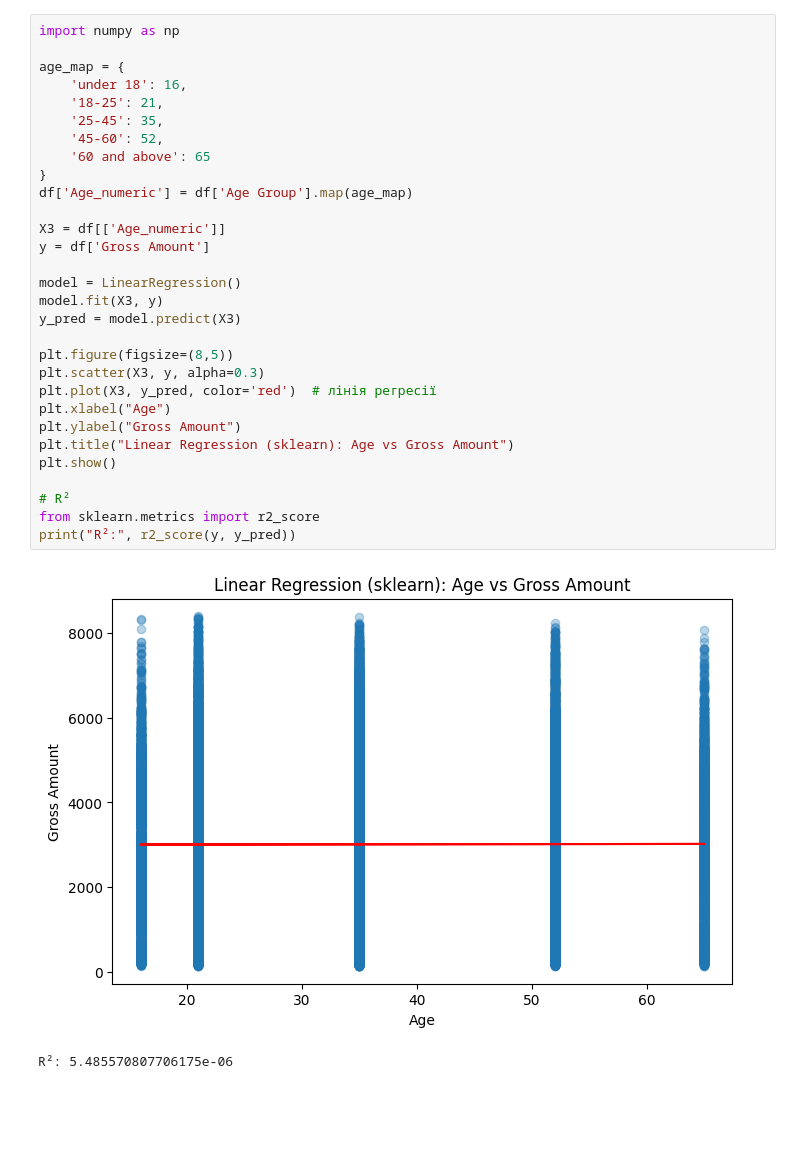
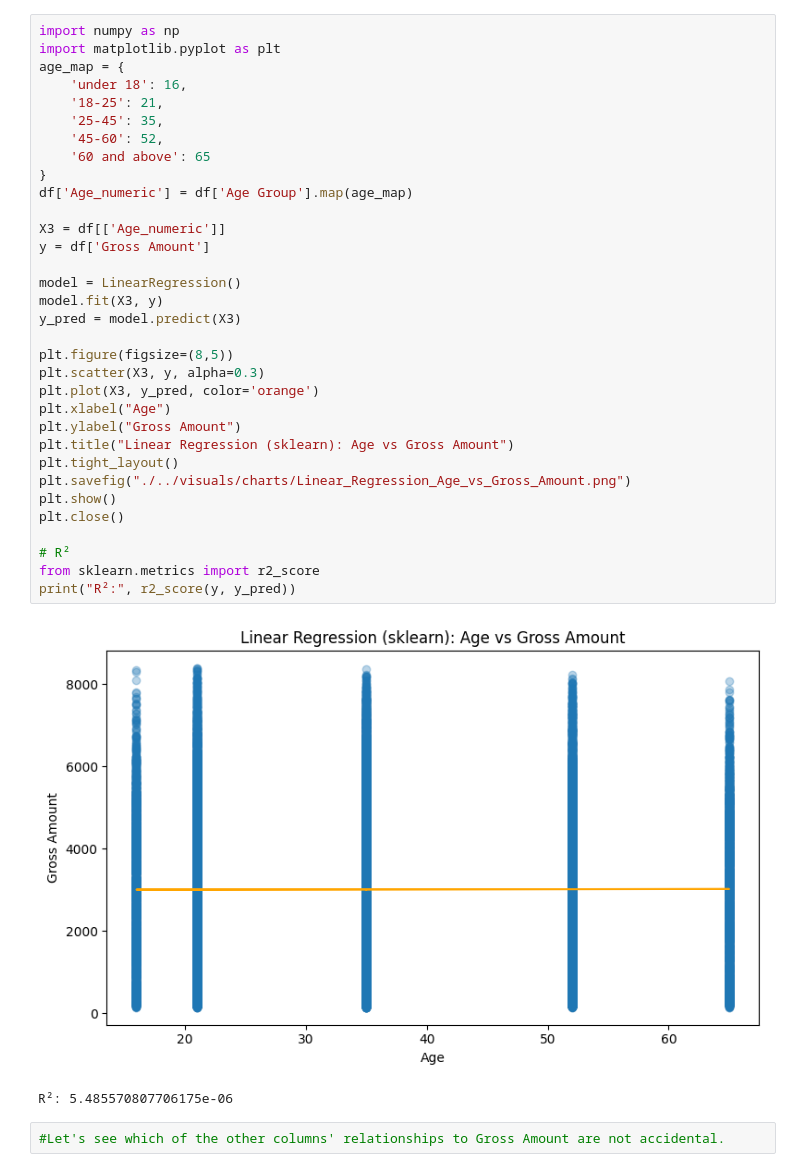
Before and after one commit to NataliiB/Ecommerce-Analytics-DTA, a Jupyter notebook: notebooks/Linear_reg_Ecommerce.ipynb, the cells around one changed output. Drawn from its saved outputs; the diff is of its cells as text; blank space fills up the shorter version.

```diff
--- a/notebooks/Linear_reg_Ecommerce.ipynb
+++ b/notebooks/Linear_reg_Ecommerce.ipynb
@@ -132,33 +65,38 @@ plt.show()
 # %%
 import numpy as np
-
+import matplotlib.pyplot as plt
 age_map = {
     'under 18': 16,
     '18-25': 21,
     '25-45': 35,
     '45-60': 52,
     '60 and above': 65
 }
 df['Age_numeric'] = df['Age Group'].map(age_map)
 
 X3 = df[['Age_numeric']]
 y = df['Gross Amount']
 
 model = LinearRegression()
 model.fit(X3, y)
 y_pred = model.predict(X3)
 
 plt.figure(figsize=(8,5))
 plt.scatter(X3, y, alpha=0.3)
-plt.plot(X3, y_pred, color='red')  # лінія регресії
+plt.plot(X3, y_pred, color='orange')
 plt.xlabel("Age")
 plt.ylabel("Gross Amount")
 plt.title("Linear Regression (sklearn): Age vs Gross Amount")
+plt.tight_layout()
+plt.savefig("./../visuals/charts/Linear_Regression_Age_vs_Gross_Amount.png")
 plt.show()
+plt.close()
 
 # R²
 from sklearn.metrics import r2_score
 print("R²:", r2_score(y, y_pred))
 # %% [output]
-[figure, old version]
+[figure, new version]
 R²: 5.485570807706175e-06
+# %%
+#Let's see which of the other columns' relationships to Gross Amount are not accidental.
```
Also changed, not shown: parts of 19 cells of this notebook, 14 other files.
